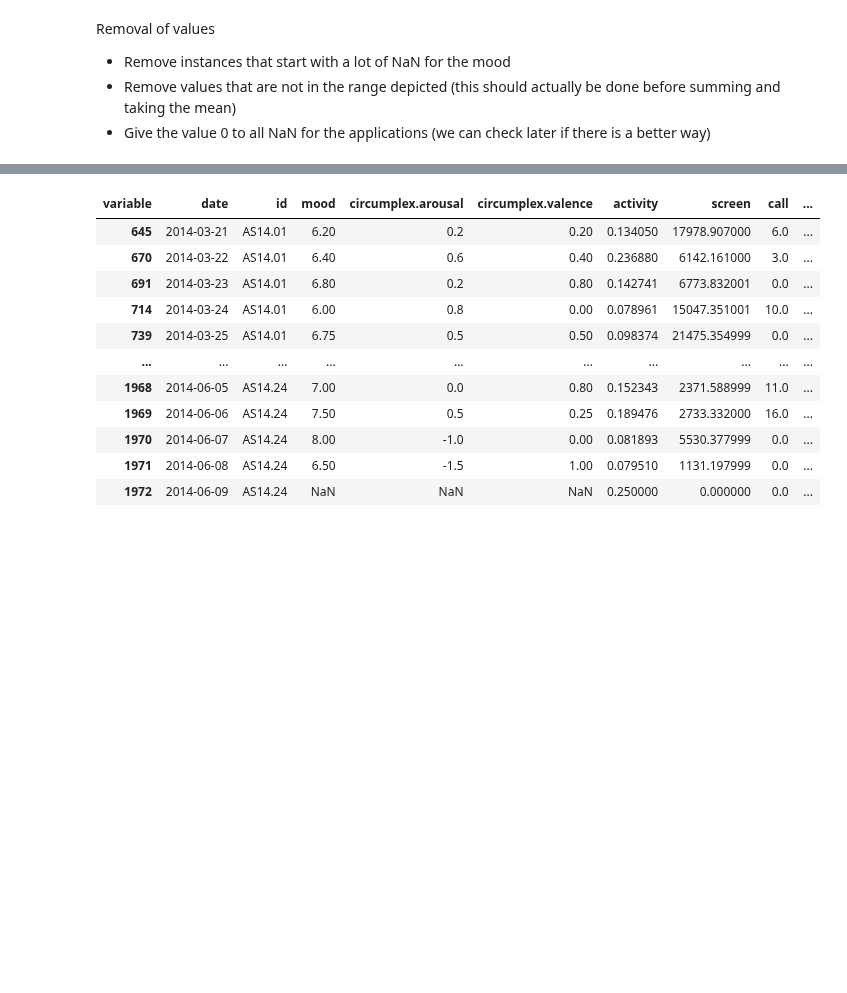
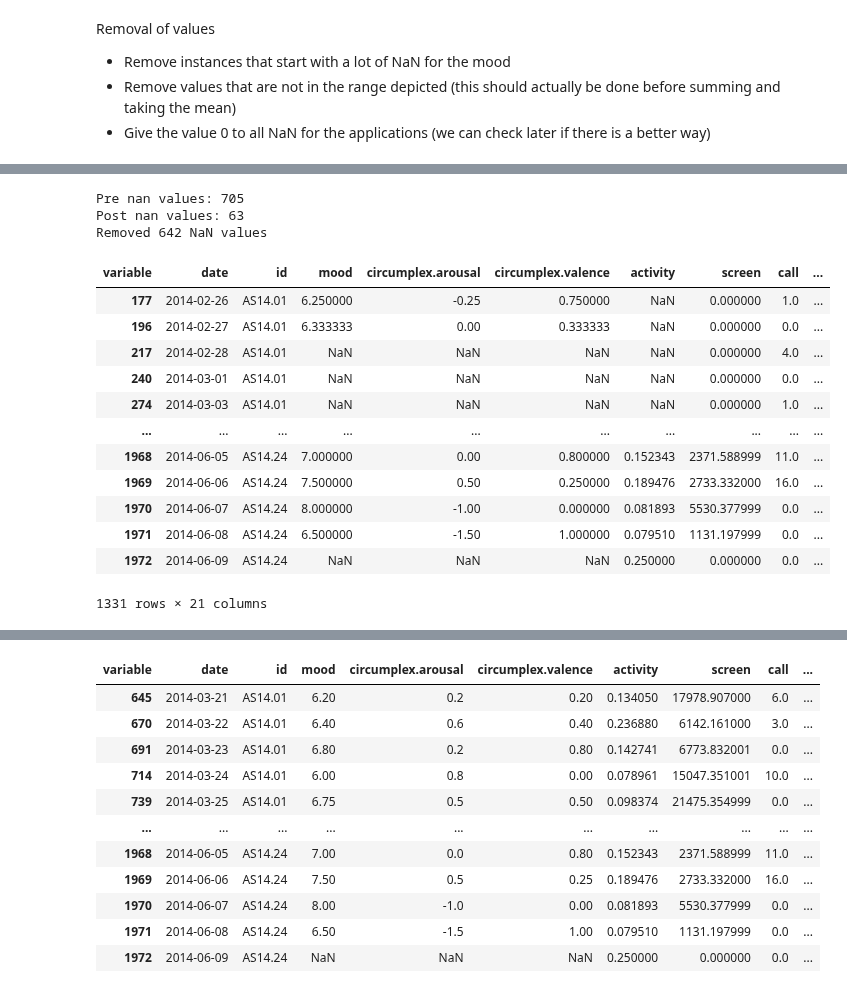
Before and after one commit to QST23/course_dmt, a Jupyter notebook: ass1/Data_cleaning_noah.ipynb, the cells around one changed output, grey strips where cells are left out. Saved outputs shown, nothing was run; the diff lists cells and outputs as text; code cells hidden in the pictures; blank space fills up the shorter version.

Commit message:
Update Data_cleaning_noah.ipynb
Adjusted nan remove function, added comments and explainatory names in some others. Also added a note to all.

```diff
--- a/ass1/Data_cleaning_noah.ipynb
+++ b/ass1/Data_cleaning_noah.ipynb
@@ -32,2 +41,79 @@ Removal of values
+# %%
+#Noah, your function can be found hereunder. This function slightly differs from yours.
+#I have also added a traceback parameter
+
+# Function that removes only the starting nan values (until the first real value is detected)
+def remove_starting_nan(column_name, dataframe, traceback=0):
+    '''
+    params:
+        colmun_name -> takes the name of the column as a string
+        dataframe -> takes the dataframe object
+
+    This function removes the starting NaN values before an amount of n float values are detected
+    Therefore removing all the instances before any real measurements are performed
+    '''
+
+    verbose = False
+
+    #get all unique users
+    unique_users = dataframe['id'].unique()
+    #create a new df
+    new_df = pd.DataFrame()
+
+    for user_i in unique_users:
+        #create a df with only records of user i
+        df_for_user_i = dataframe[dataframe['id'] == user_i]
+
+        #loop through the column
+        for i, value in enumerate(df_for_user_i[column_name]):
+
+            #check if the value is a nan
+            if math.isnan(value):
+                #if the value is a nan, continue the loop
+                print('NAN', value, type(value), isinstance(value, float)) if verbose else None
+                continue
+            else:
+                print("OTHER VALUE") if verbose else None
+
+                #create a df to add with all records after the first real value - traceback
+                added_df = df_for_user_i.iloc[i-traceback:]
+
+                #concat the created df to the new df
+                new_df = pd.concat([new_df, added_df])
+
+                break
+
+    return new_df
+
+
+pre_num_nan_values = df['mood'].isna().sum()
+
+
+df = remove_starting_nan('mood', df)
+
+post_num_nan_values = df['mood'].isna().sum()
+
+print(f"Pre nan values: {pre_num_nan_values}")
+print(f"Post nan values: {post_num_nan_values}")
+print(f"Removed {pre_num_nan_values - post_num_nan_values} NaN values")
+
+df
+# %% [output]
+Pre nan values: 705
+Post nan values: 63
+Removed 642 NaN values
+| variable | date | id | mood | circumplex.arousal | circumplex.valence | activity | screen | call | ... |
+| 177 | 2014-02-26 | AS14.01 | 6.250000 | -0.25 | 0.750000 | NaN | 0.000000 | 1.0 | ... |
+| 196 | 2014-02-27 | AS14.01 | 6.333333 | 0.00 | 0.333333 | NaN | 0.000000 | 0.0 | ... |
+| 217 | 2014-02-28 | AS14.01 | NaN | NaN | NaN | NaN | 0.000000 | 4.0 | ... |
+| 240 | 2014-03-01 | AS14.01 | NaN | NaN | NaN | NaN | 0.000000 | 0.0 | ... |
+| 274 | 2014-03-03 | AS14.01 | NaN | NaN | NaN | NaN | 0.000000 | 1.0 | ... |
+| ... | ... | ... | ... | ... | ... | ... | ... | ... | ... |
+| 1968 | 2014-06-05 | AS14.24 | 7.000000 | 0.00 | 0.800000 | 0.152343 | 2371.588999 | 11.0 | ... |
+| 1969 | 2014-06-06 | AS14.24 | 7.500000 | 0.50 | 0.250000 | 0.189476 | 2733.332000 | 16.0 | ... |
+| 1970 | 2014-06-07 | AS14.24 | 8.000000 | -1.00 | 0.000000 | 0.081893 | 5530.377999 | 0.0 | ... |
+| 1971 | 2014-06-08 | AS14.24 | 6.500000 | -1.50 | 1.000000 | 0.079510 | 1131.197999 | 0.0 | ... |
+| 1972 | 2014-06-09 | AS14.24 | NaN | NaN | NaN | 0.250000 | 0.000000 | 0.0 | ... |
+1331 rows × 21 columns
 # %%
 # Function that removes the starting nan values
```
Also changed, not shown: parts of 4 cells of this notebook.
